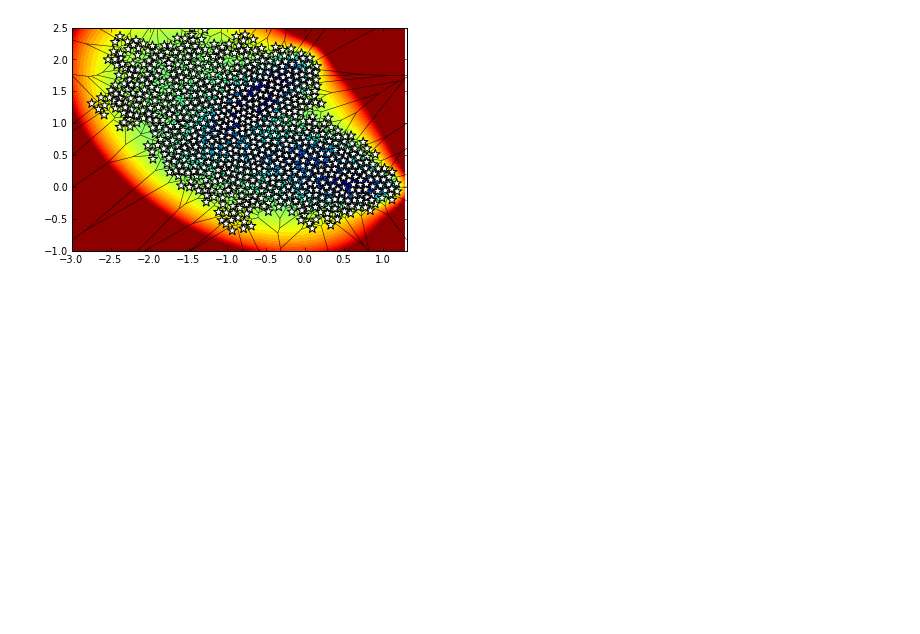
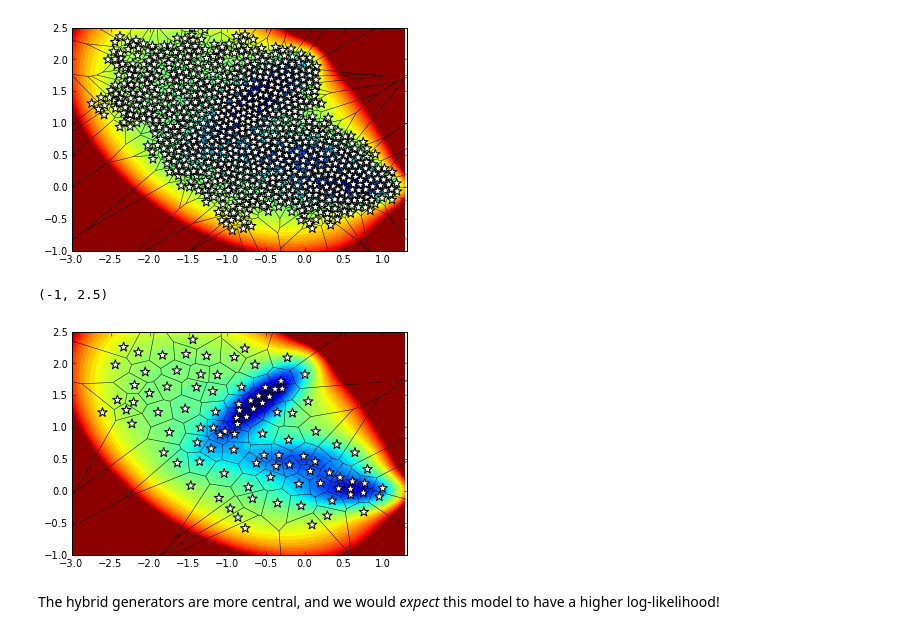
Before and after one commit to rmcgibbo/opt-k, a Jupyter notebook: muller/voronoi.ipynb, the cells around one changed output. Cells and saved outputs as stored; diff of their text form; code cells hidden in the pictures; blank space fills up the shorter version.

Commit message:
Added a figure for the voronoi of a 100 state model built with hybrid k-medoids

```diff
--- a/muller/voronoi.ipynb
+++ b/muller/voronoi.ipynb
@@ -56,3 +56,15 @@ ylim(limits[2:])
 # %% [output]
 (-1, 2.5)
 [figure]
+# %%
+g100h = np.load('Hybrid10/k100/gens.npy')
+muller.plot_v(*limits)
+muller.plot_voronoi(g100h, limits)
+scatter(g100h[:,0], g100h[:,1], marker='*', s=100, c='white')
+xlim(limits[:2])
+ylim(limits[2:])
+# %% [output]
+(-1, 2.5)
+[figure, added]
+# %% [markdown]
+The hybrid generators are more central, and we would *expect* this model to have a higher log-likelihood!
```
Also changed, not shown: 1 other file.
